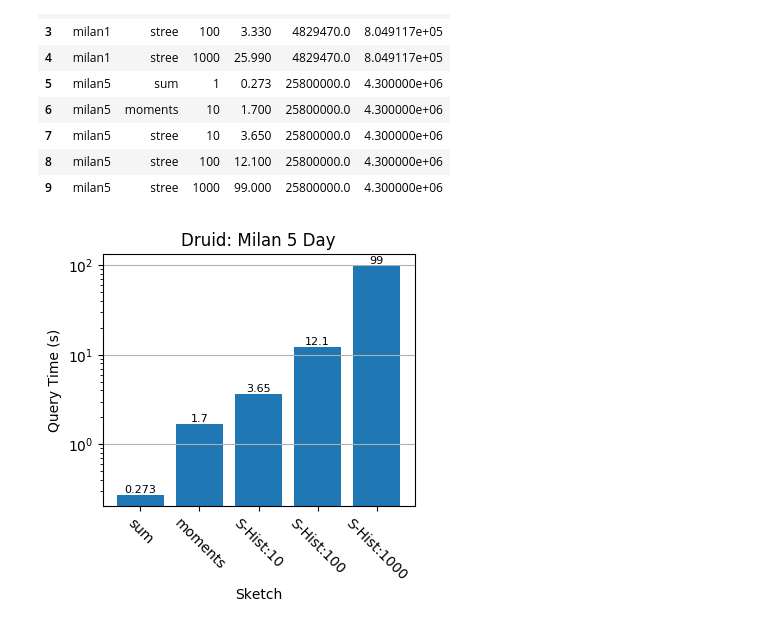
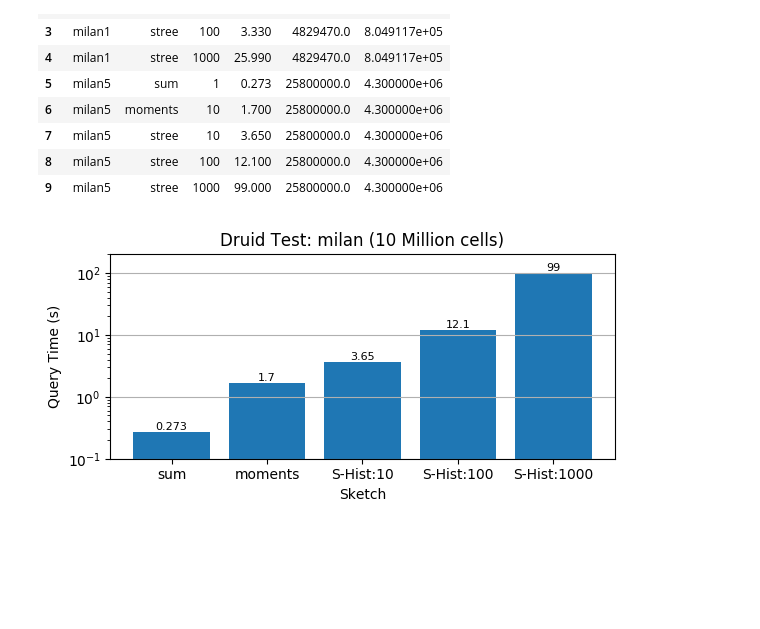
Before and after one commit to stanford-futuredata/msketch, a Jupyter notebook: analysis/Druid Plot.ipynb, the cells around one changed output. Saved outputs shown, nothing was run; the diff lists cells and outputs as text; code cells hidden in the pictures; blank space fills up the shorter version.

```diff
--- a/analysis/Druid Plot.ipynb
+++ b/analysis/Druid Plot.ipynb
@@ -56,37 +56,37 @@ sketchnames = [
 ]
 patterns = [ "/" , "\\" , "|" , "-" , "+" , "x", "o", "O", ".", "*" ]
 # %%
-fig, ax = plt.subplots(figsize=(4,4), ncols=1, sharey=True, dpi=100)
+fig, ax = plt.subplots(figsize=(6,3), ncols=1, sharey=True, dpi=100)
 for di in range(len(datasets)):
     dname = datasets[di]
     data = df[(df.Dataset == dname)]
     xlocs = np.arange(0, len(sketches))
     ys = data.Time
     ax.bar(
         xlocs,
         height=ys,
         log=True,
 #         color = ["C0", "C1", "C2", "C3", "C4"]
     )
     rects = ax.patches
     for rect, label in zip(rects, ys):
         height = rect.get_height()
         ax.text(
             rect.get_x() + rect.get_width()/2,
             height,
             human_format(label),
             ha='center', va='bottom', size = 8,
         )
 
     ax.set_xticks(xlocs)
-    ax.set_xticklabels(sketchnames, rotation=-45)
+    ax.set_xticklabels(sketchnames)
     ax.yaxis.grid(True)
-    ax.set_title("Druid: "+datasetnames[di])
+    ax.set_title("Druid Test: milan (10 Million cells)")
     if di == 0:
         ax.set_ylabel("Query Time (s)")
-#     ax.set_ylim(0.005, 10)
+    ax.set_ylim(0.1, 200)
     ax.set_xlabel("Sketch")
 plt.tight_layout()
 plt.savefig("druid.pdf")
 # %% [output]
-[figure, old version]
+[figure, new version]
```
Also changed, not shown: 5 other files.
